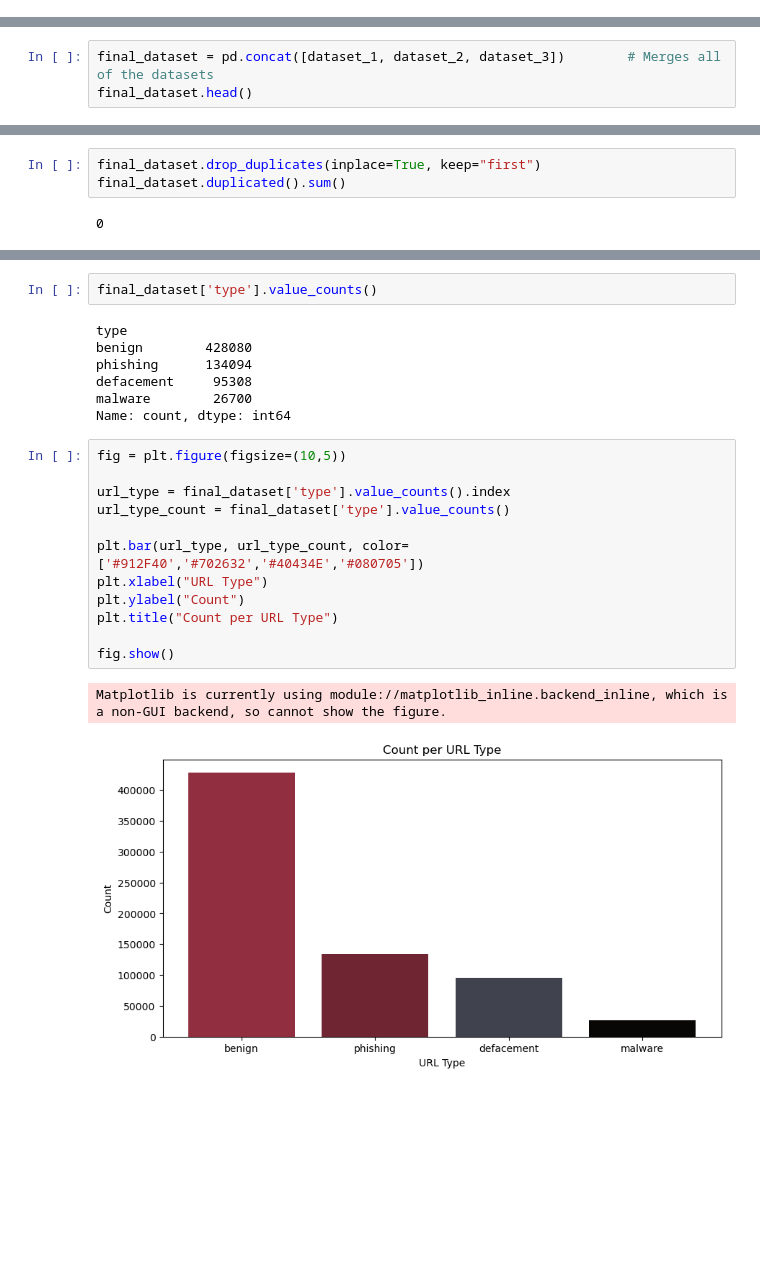
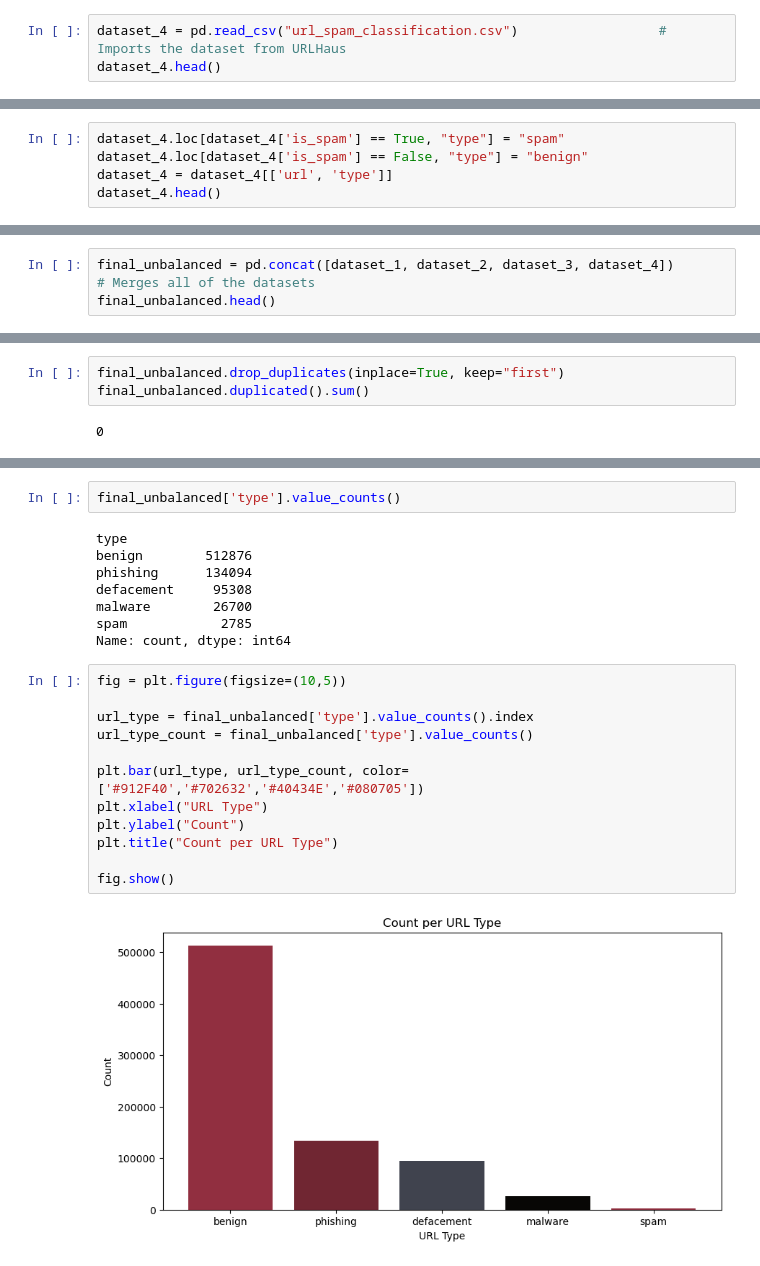
Before and after one commit to sssison/SecURL, a Jupyter notebook: 01_data-preprocessing/dataset_preprocessing.ipynb, the cells around one changed output, grey strips where cells are left out. Cells and saved outputs as stored; diff of their text form; blank space fills up the shorter version.

```diff
--- a/01_data-preprocessing/dataset_preprocessing.ipynb
+++ b/01_data-preprocessing/dataset_preprocessing.ipynb
@@ -153,0 +155,3 @@ Name: count, dtype: int64
+# %%
+dataset_4 = pd.read_csv("url_spam_classification.csv")                  # Imports the dataset from URLHaus
+dataset_4.head()
@@ -153,0 +172,5 @@ Name: count, dtype: int64
+# %%
+dataset_4.loc[dataset_4['is_spam'] == True, "type"] = "spam"
+dataset_4.loc[dataset_4['is_spam'] == False, "type"] = "benign"
+dataset_4 = dataset_4[['url', 'type']]
+dataset_4.head()
@@ -154,8 +203,8 @@ Name: count, dtype: int64
 # %% [markdown]
 ## Merging the Datasets
 # %%
-final_dataset = pd.concat([dataset_1, dataset_2, dataset_3])        # Merges all of the datasets
-final_dataset.head()
+final_unbalanced = pd.concat([dataset_1, dataset_2, dataset_3, dataset_4])        # Merges all of the datasets
+final_unbalanced.head()
 # %% [output]
 |  | url | type |
 | 0 | br-icloud.com.br | phishing |
@@ -203,6 +253,6 @@ final_dataset.duplicated().sum()
 # %%
-final_dataset.drop_duplicates(inplace=True, keep="first")
-final_dataset.duplicated().sum()
+final_unbalanced.drop_duplicates(inplace=True, keep="first")
+final_unbalanced.duplicated().sum()
 # %% [output]
 0
 # %%
@@ -220,25 +270,25 @@ memory usage: 15.7+ MB
 # %%
-final_dataset['type'].value_counts()
+final_unbalanced['type'].value_counts()
 # %% [output]
 type
-benign        428080
+benign        512876
 phishing      134094
 defacement     95308
 malware        26700
+spam            2785
 Name: count, dtype: int64
 # %%
 fig = plt.figure(figsize=(10,5))
 
-url_type = final_dataset['type'].value_counts().index
-url_type_count = final_dataset['type'].value_counts()
+url_type = final_unbalanced['type'].value_counts().index
+url_type_count = final_unbalanced['type'].value_counts()
 
 plt.bar(url_type, url_type_count, color=['#912F40','#702632','#40434E','#080705'])
 plt.xlabel("URL Type")
 plt.ylabel("Count")
 plt.title("Count per URL Type")
 
 fig.show()
 # %% [output]
-Matplotlib is currently using module://matplotlib_inline.backend_inline, which is a non-GUI backend, so cannot show the figure.
-[figure, old version]
+[figure, new version]
 # %%
```
Also changed, not shown: parts of 15 cells of this notebook, 11 other files.
